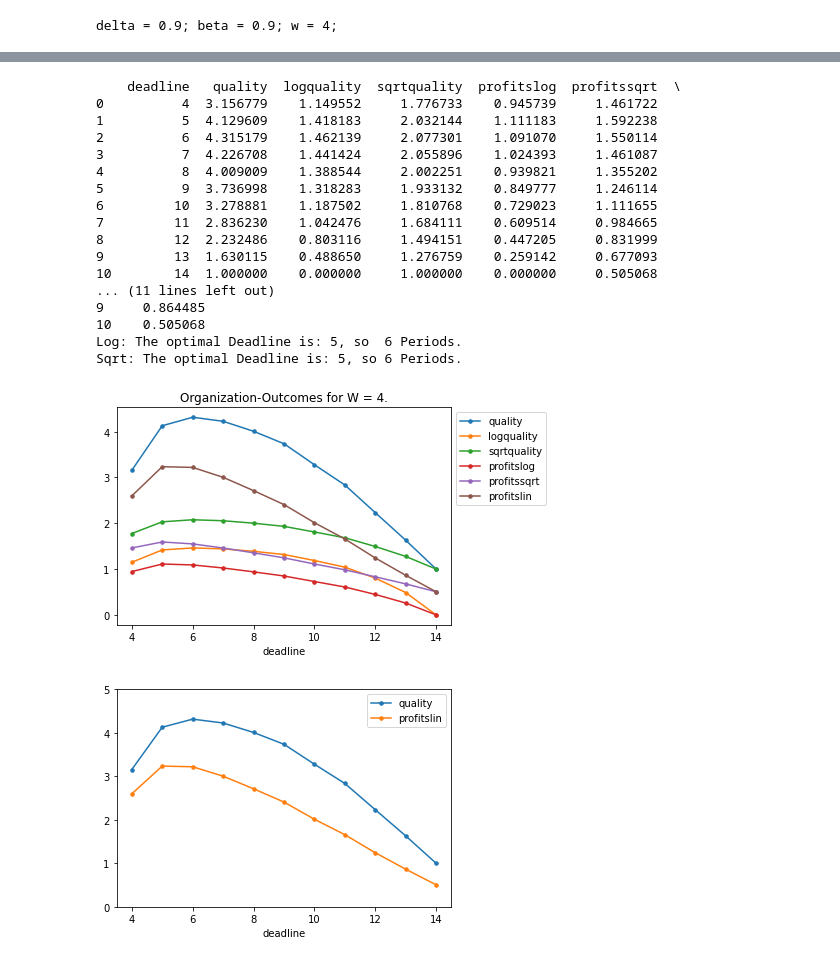
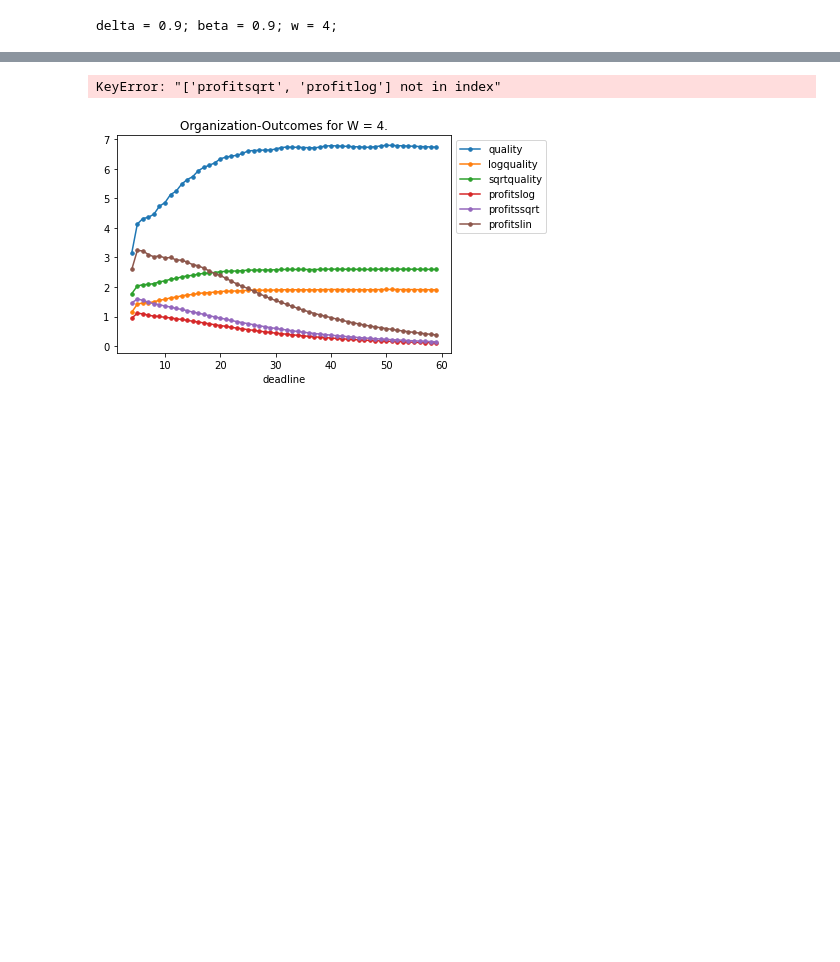
Before and after one commit to AndyOhneHandy/workspace8-seminarthesis, a Jupyter notebook: graphs.ipynb, the cells around one changed output, grey strips where cells are left out. Drawn from its saved outputs; the diff is of its cells as text; code cells hidden in the pictures; blank space fills up the shorter version.

Commit message:
new graph options

```diff
--- a/graphs.ipynb
+++ b/graphs.ipynb
@@ -25,7 +25,7 @@ def deltasumsqrt(i, n, delta):
 # Function that calculates the quality-yield of a certain amount of effort:
 def qualitycalc(effort):
     threshold = 0.70
-    if effort <= threshold:
+    if 0 <= effort <= threshold:
         quality = effort / threshold
     #elif effort > -0.5 and effort < 0.5:
     elif effort > threshold and effort <= 1:
@@ -89,9 +89,9 @@ def contributioncalc(deadline, plots, uftype, printcontri):
             x += 1
         period += 1
     if plots == True:
-        plot = locals()[strtemp].plot(x = 'Period', marker = '.', markersize = 3,).legend(bbox_to_anchor=(1.0, 1.0))
+        plot = locals()[strtemp].plot(x = 'Period', marker = '.', markersize = 3,)#.legend(bbox_to_anchor=(1.0, 1.0))
         plt.xticks(numpy.arange(min(locals()[strtemp]['Period']), max(locals()[strtemp]["Period"])+1, 1.0))
-        plt.savefig(f"abcbias.png", dpi = 1200)
+        ##### plt.savefig(f"ab2.png", dpi = 1200)
          ##colormap = 'hot') title = f"Effort decisions by period for deadline = {deadline}; delta = {delta}; beta = {beta}; W = {w}; Utilitytype = {uftype}",
         #plot
 
@@ -132,7 +132,7 @@ deadlinelist = []
 qualitylist = []
 
 t = int(w) # + 1
-b = 2*t + 7
+b = 60
 
 while t < b:
     quallist = [qualitycalc(i) for i in contributioncalc(t, False, "sqrt", False)]
@@ -166,53 +166,35 @@ while f < rows:
     profitlog = ((1/(r**dlin))*lqual)
     profitsqrt = ((1/(r**dlin))*squal)
     profitslin = ((1/(r**dlin))*linqual)
     profitlist += [profitlog]
     profitlistsq += [profitsqrt]
     profitslinear += [profitslin]
     f += 1
 
 qualitydf['profitslog'] = profitlist
 qualitydf['profitssqrt'] = profitlistsq
 qualitydf['profitslin'] = profitslinear
 
 qualitydf['quality'] = pd.to_numeric(qualitydf['quality'])
 
 
 
 qualitydf.plot(x = 'deadline', marker = '.', markersize = 7, title = f"Organization-Outcomes for W = {w}.").legend(bbox_to_anchor=(1.0, 1.0))
 
-qualitydf.plot(x = 'deadline', y= ['quality','profitslin'], marker = '.', markersize = 7, ).legend(bbox_to_anchor=(1.0, 1.0)) #title = f"Organization-Outcomes for W = {w}."
-
-plt.xticks(numpy.arange(min(qualitydf["deadline"]), max(qualitydf["deadline"])+1, 2.0))
+qualitydf.plot(x = 'deadline', y= ['quality', 'profitslin', 'profitssqrt', 'profitslog'], marker = '.', markersize = 7, )#.legend(bbox_to_anchor=(1.0, 1.0)) #title = f"Organization-Outcomes for W = {w}."
+plt.xticks(numpy.arange(min(qualitydf["deadline"]), max(qualitydf["deadline"])+1, 5.0))
 plt.yticks(numpy.arange(0, max(qualitydf["quality"])+1, 1.0))
-plt.savefig("qualityw4.png", dpi = 1200)
+plt.savefig("qualityprofitsw4.png", dpi = 1200)
 
 print(qualitydf)
 
 maxprofit = qualitydf['profitslog'].idxmax()
 maxprofitsq = qualitydf['profitssqrt'].idxmax()
 optimaldeadlinelog = qualitydf.iloc[maxprofit,0]
 optimaldeadlinesqrt = qualitydf.iloc[maxprofitsq,0]
 
 print(f"Log: The optimal Deadline is: {optimaldeadlinelog}, so  {optimaldeadlinelog + 1} Periods.")
 print(f"Sqrt: The optimal Deadline is: {optimaldeadlinesqrt}, so {optimaldeadlinesqrt + 1} Periods.")
 # %% [output]
-    deadline   quality  logquality  sqrtquality  profitslog  profitssqrt  \
-0          4  3.156779    1.149552     1.776733    0.945739     1.461722
-1          5  4.129609    1.418183     2.032144    1.111183     1.592238
-2          6  4.315179    1.462139     2.077301    1.091070     1.550114
-3          7  4.226708    1.441424     2.055896    1.024393     1.461087
-4          8  4.009009    1.388544     2.002251    0.939821     1.355202
-5          9  3.736998    1.318283     1.933132    0.849777     1.246114
-6         10  3.278881    1.187502     1.810768    0.729023     1.111655
-7         11  2.836230    1.042476     1.684111    0.609514     0.984665
-8         12  2.232486    0.803116     1.494151    0.447205     0.831999
-9         13  1.630115    0.488650     1.276759    0.259142     0.677093
-10        14  1.000000    0.000000     1.000000    0.000000     0.505068
-... (11 lines left out)
-9     0.864485
-10    0.505068
-Log: The optimal Deadline is: 5, so  6 Periods.
-Sqrt: The optimal Deadline is: 5, so 6 Periods.
+KeyError: "['profitsqrt', 'profitlog'] not in index"
-[figure, old version]
+[figure, new version]
-[figure, removed]
```
Also changed, not shown: parts of 1 cell of this notebook.
